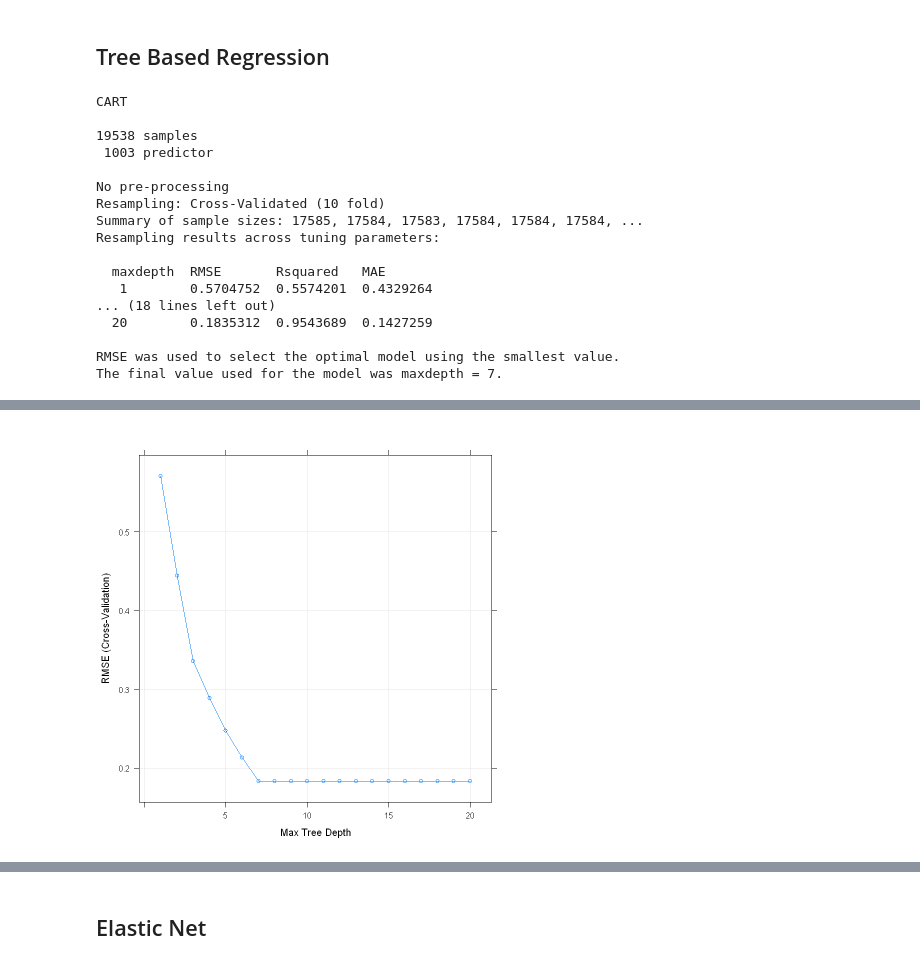
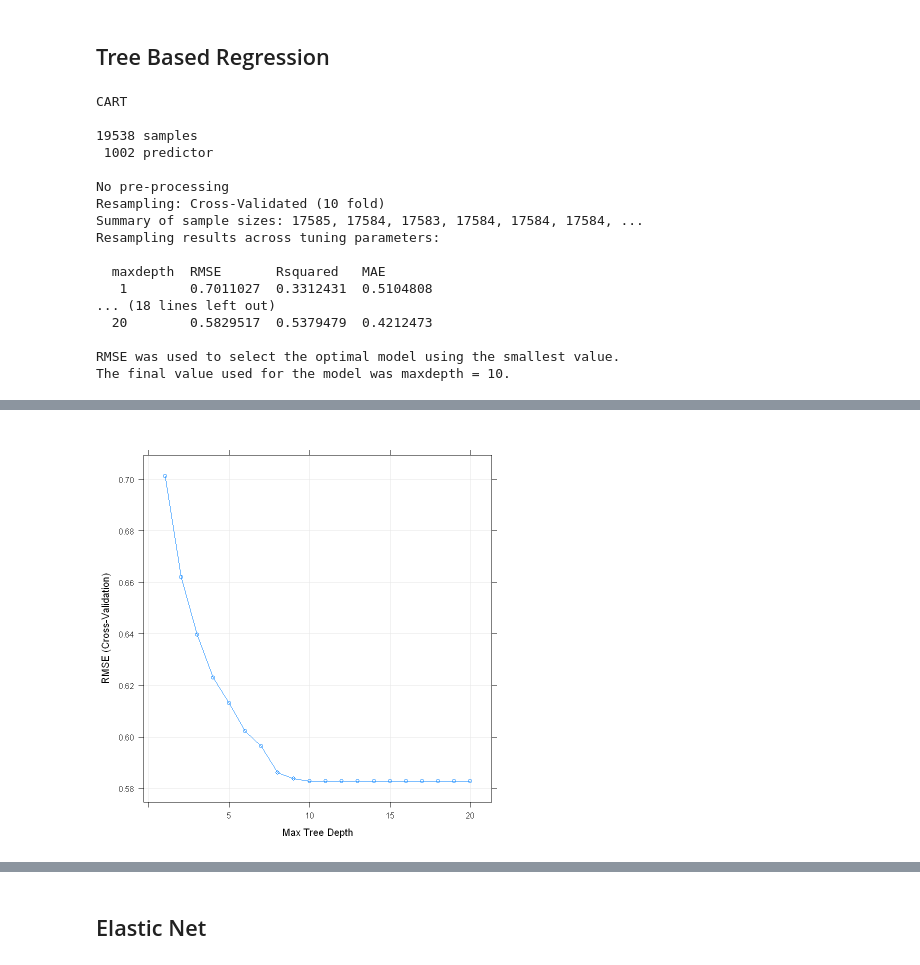
Before and after one commit to jvbaker95/OR-568-Project, a Jupyter notebook: OR-568_Project_Analysis.ipynb, the cells around one changed output, grey strips where cells are left out. Saved outputs shown, nothing was run; the diff lists cells and outputs as text; code cells hidden in the pictures.

```diff
--- a/OR-568_Project_Analysis.ipynb
+++ b/OR-568_Project_Analysis.ipynb
@@ -781,22 +819,22 @@ A 10-fold cross validation routine for partial least squares resulted in a near-
 df.tree.train <- df.train
 # %%
 tic() # Start timer
-treebasedfit <- train(
-  x= df.tree.train,
-  y= df.tree.train$sale.price,
+treeFit.CV <- train(
+  x = subset(df.tree.train, select = -sale.price),
+  y = df.tree.train$sale.price,
   method = "rpart2",
   tuneLength = 20,
   trControl = trainControl(method = "cv")
 )
 
-treebasedfit
-plot(treebasedfit)
+treeFit.CV
+plot(treeFit.CV)
 toc() # Stop timer
 # %% [output]
 CART
 
 19538 samples
- 1003 predictor
+ 1002 predictor
 
 No pre-processing
 Resampling: Cross-Validated (10 fold)
@@ -804,9 +842,9 @@ Summary of sample sizes: 17585, 17584, 17583, 17584, 17584, 17584, ...
 Resampling results across tuning parameters:
 
   maxdepth  RMSE       Rsquared   MAE
-   1        0.5704752  0.5574201  0.4329264
+   1        0.7011027  0.3312431  0.5104808
 ... (18 lines left out)
-  20        0.1835312  0.9543689  0.1427259
+  20        0.5829517  0.5379479  0.4212473
 
 RMSE was used to select the optimal model using the smallest value.
-The final value used for the model was maxdepth = 7.
+The final value used for the model was maxdepth = 10.
@@ -814,3 +852,3 @@ The final value used for the model was maxdepth = 7.
-[figure, old version]
+[figure, new version]
 # %%
 # Aggregate the results of the model and send that to the results dataframe.
```
Also changed, not shown: parts of 20 cells of this notebook, 1 other file.
